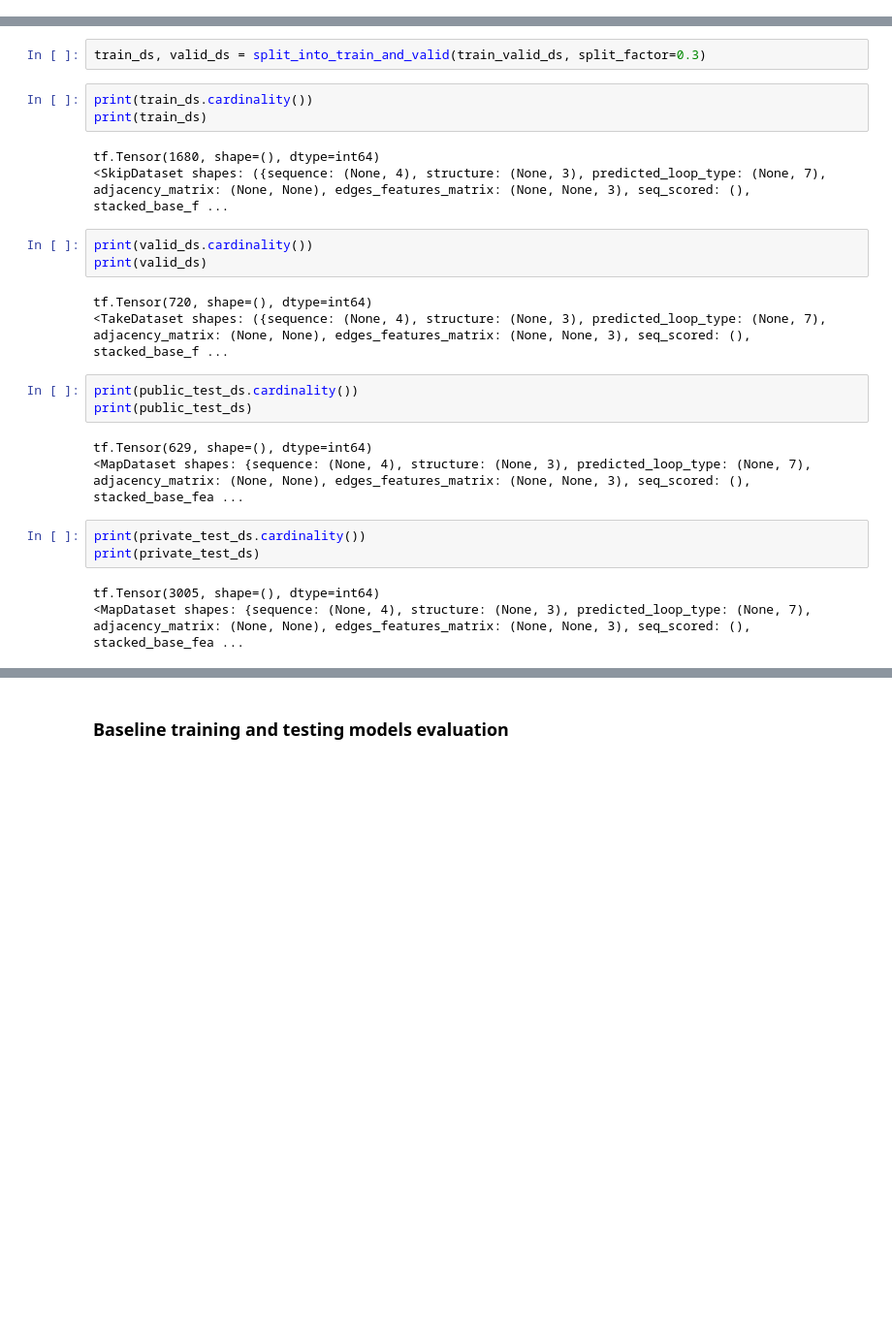
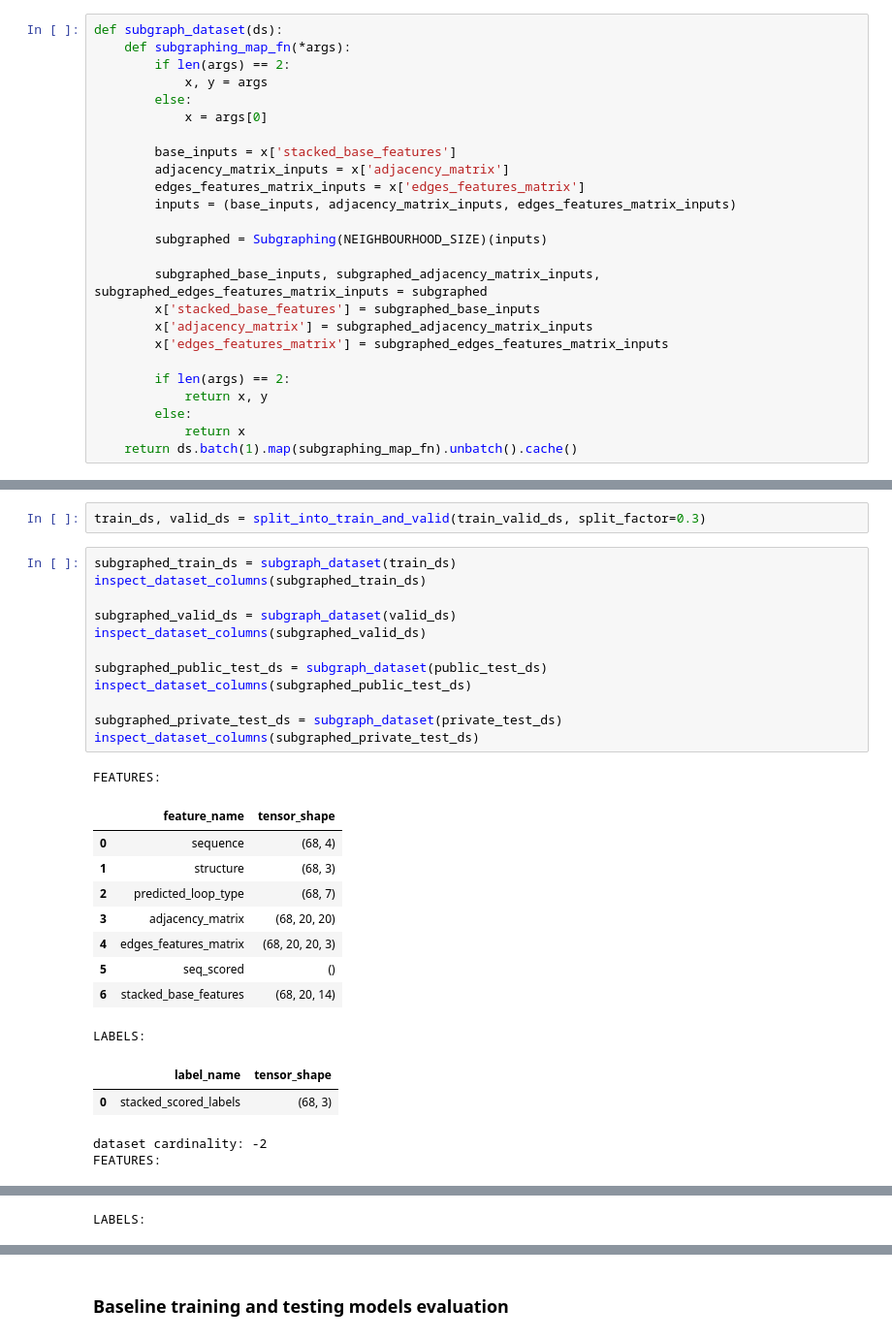
Before and after one commit to JanKapala/OpenVaccine-COVID-19-mRNA-Vaccine-Degradation-Prediction, a Jupyter notebook: Covid.ipynb, the cells around one changed output, grey strips where cells are left out. Shown at 97% size. Saved outputs shown, nothing was run; the diff lists cells and outputs as text; blank space fills up the shorter version.

```diff
--- a/Covid.ipynb
+++ b/Covid.ipynb
@@ -390 +407,26 @@ training_model = Model(inputs=inputs, outputs={'stacked_scored_labels': trimmed_
+# %%
+def subgraph_dataset(ds):
+    def subgraphing_map_fn(*args):
+        if len(args) == 2:
+            x, y = args
+        else:
+            x = args[0]
+
+        base_inputs = x['stacked_base_features']
+        adjacency_matrix_inputs = x['adjacency_matrix']
+        edges_features_matrix_inputs = x['edges_features_matrix']
+        inputs = (base_inputs, adjacency_matrix_inputs, edges_features_matrix_inputs)
+
+        subgraphed = Subgraphing(NEIGHBOURHOOD_SIZE)(inputs)
+
+        subgraphed_base_inputs, subgraphed_adjacency_matrix_inputs, subgraphed_edges_features_matrix_inputs = subgraphed
+        x['stacked_base_features'] = subgraphed_base_inputs
+        x['adjacency_matrix'] = subgraphed_adjacency_matrix_inputs
+        x['edges_features_matrix'] = subgraphed_edges_features_matrix_inputs
+
+        if len(args) == 2:
+            return x, y
+        else:
+            return x
+    return ds.batch(1).map(subgraphing_map_fn).unbatch().cache()
 # %%
@@ -457,27 +478,30 @@ md(f"![title]({image_name})")
 ![title](datasets_shapes.jpg)
 # %%
 train_ds, valid_ds = split_into_train_and_valid(train_valid_ds, split_factor=0.3)
-# %%
-print(train_ds.cardinality())
-print(train_ds)
-# %% [output]
-tf.Tensor(1680, shape=(), dtype=int64)
-<SkipDataset shapes: ({sequence: (None, 4), structure: (None, 3), predicted_loop_type: (None, 7), adjacency_matrix: (None, None), edges_features_matrix: (None, None, 3), seq_scored: (), stacked_base_f ...
-# %%
-print(valid_ds.cardinality())
-print(valid_ds)
-# %% [output]
-tf.Tensor(720, shape=(), dtype=int64)
-<TakeDataset shapes: ({sequence: (None, 4), structure: (None, 3), predicted_loop_type: (None, 7), adjacency_matrix: (None, None), edges_features_matrix: (None, None, 3), seq_scored: (), stacked_base_f ...
-# %%
-print(public_test_ds.cardinality())
-print(public_test_ds)
-# %% [output]
-tf.Tensor(629, shape=(), dtype=int64)
-<MapDataset shapes: {sequence: (None, 4), structure: (None, 3), predicted_loop_type: (None, 7), adjacency_matrix: (None, None), edges_features_matrix: (None, None, 3), seq_scored: (), stacked_base_fea ...
-# %%
-print(private_test_ds.cardinality())
-print(private_test_ds)
-# %% [output]
-tf.Tensor(3005, shape=(), dtype=int64)
-<MapDataset shapes: {sequence: (None, 4), structure: (None, 3), predicted_loop_type: (None, 7), adjacency_matrix: (None, None), edges_features_matrix: (None, None, 3), seq_scored: (), stacked_base_fea ...
+# %%
+subgraphed_train_ds = subgraph_dataset(train_ds)
+inspect_dataset_columns(subgraphed_train_ds)
+
+subgraphed_valid_ds = subgraph_dataset(valid_ds)
+inspect_dataset_columns(subgraphed_valid_ds)
+
+subgraphed_public_test_ds = subgraph_dataset(public_test_ds)
+inspect_dataset_columns(subgraphed_public_test_ds)
+
+subgraphed_private_test_ds = subgraph_dataset(private_test_ds)
+inspect_dataset_columns(subgraphed_private_test_ds)
+# %% [output]
+FEATURES:
+|  | feature_name | tensor_shape |
+| 0 | sequence | (68, 4) |
+| 1 | structure | (68, 3) |
+| 2 | predicted_loop_type | (68, 7) |
+| 3 | adjacency_matrix | (68, 20, 20) |
+| 4 | edges_features_matrix | (68, 20, 20, 3) |
+| 5 | seq_scored | () |
+| 6 | stacked_base_features | (68, 20, 14) |
+LABELS:
+|  | label_name | tensor_shape |
+| 0 | stacked_scored_labels | (68, 3) |
+dataset cardinality: -2
+FEATURES:
@@ -483,0 +516 @@ tf.Tensor(3005, shape=(), dtype=int64)
+LABELS:
```
Also changed, not shown: parts of 28 cells of this notebook.
